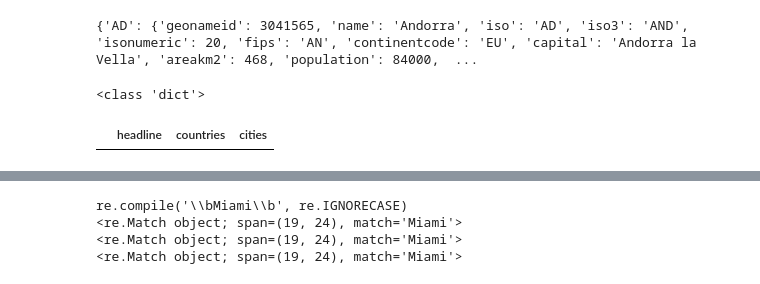
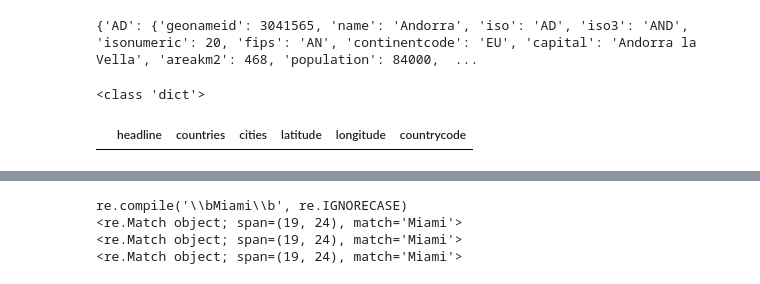
Before and after one commit to israelcv80/man_outrbreak, a Jupyter notebook: dICOVER oUTBREAKS.ipynb, the cells around one changed output, grey strips where cells are left out. Drawn from its saved outputs; the diff is of its cells as text; code cells hidden in the pictures.

```diff
--- a/dICOVER oUTBREAKS.ipynb
+++ b/dICOVER oUTBREAKS.ipynb
@@ -59,10 +59,10 @@ dictCountriesData={}
 # %%
 {k:cities[k] for k in cities}
 
-pds =pd.DataFrame(columns = ['headline' , 'countries', 'cities'])
+pds =pd.DataFrame(columns = ['headline' , 'countries', 'cities',"latitude","longitude","countrycode"])
 pds
 # %% [output]
-|  | headline | countries | cities |
+|  | headline | countries | cities | latitude | longitude | countrycode |
 # %%
 #print(cities[0])
 for k in cities:
```
Also changed, not shown: parts of 2 cells of this notebook.
